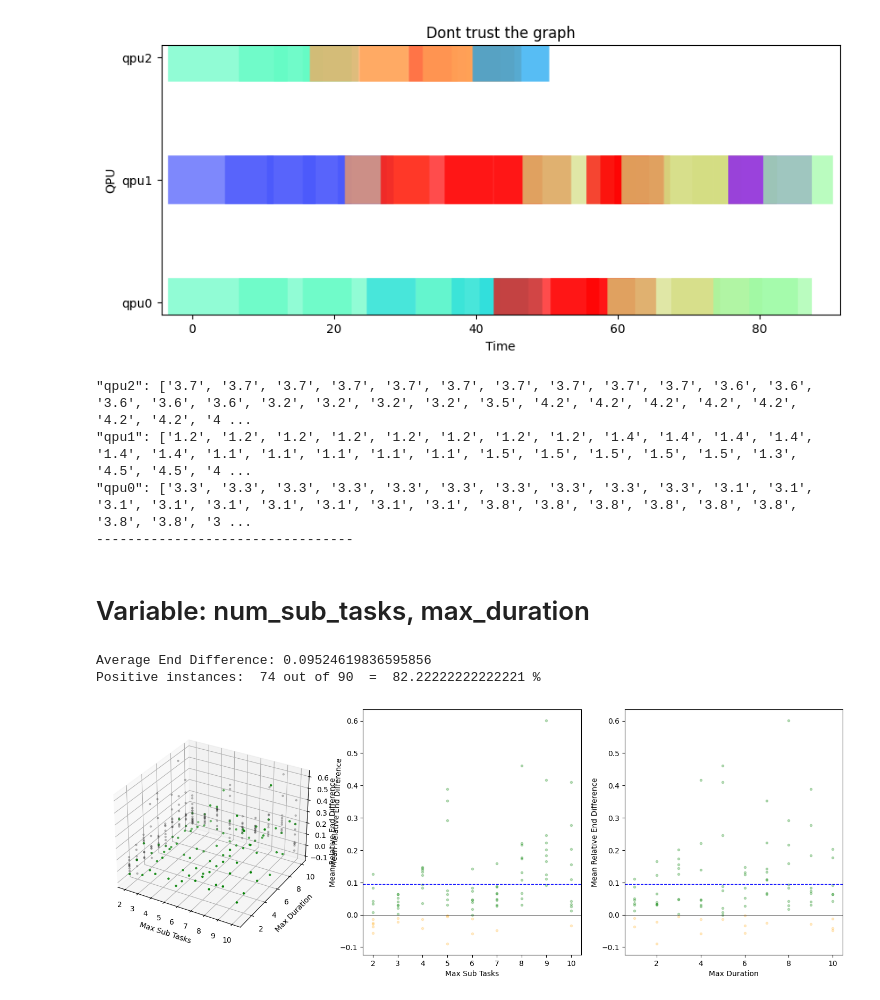
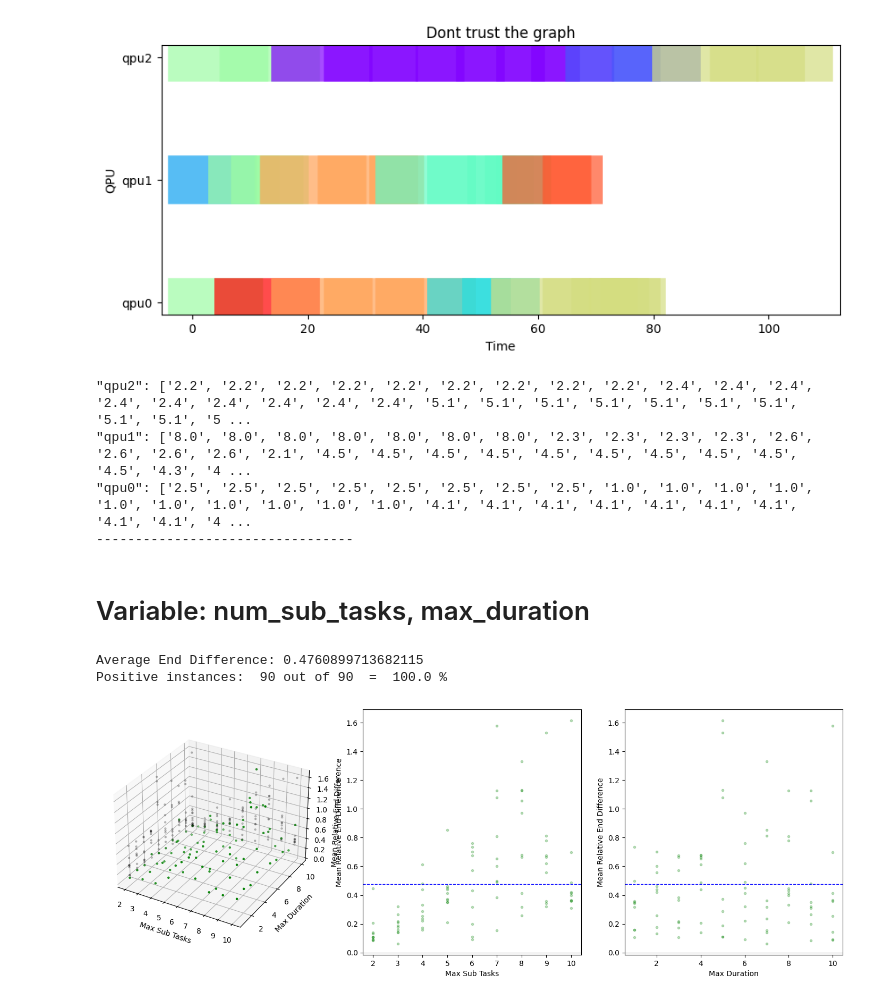
Before and after one commit to Munich-Quantum-Software-Stack/QRM-and-CI, a Jupyter notebook: src/scheduler_runner/schedulers/test_nb.ipynb, the cells around one changed output. Saved outputs shown, nothing was run; the diff lists cells and outputs as text; code cells hidden in the pictures.

Commit message:
add batch scheduling

```diff
--- a/src/scheduler_runner/schedulers/test_nb.ipynb
+++ b/src/scheduler_runner/schedulers/test_nb.ipynb
@@ -152,8 +152,7 @@ def skipping_scheduler(new_task, queue, aging=0):
                         last_task.update(predicted_end, aging)
                         i += 1 # skip last_task
                         continue
-            else:
-                break
+            break
 
         queue.insert(len(queue) - i, new_task)
         new_task.update(predicted_end, aging=0)
@@ -174,8 +173,8 @@ def fifo_scheduler(new_task, queue, aging=0):
                 last_task.update(predicted_end, aging)
                 i += 1 # skip last_task
                 continue
-            else:
-                break
+
+            break
 
         queue.insert(len(queue) - i, new_task)
         new_task.update(predicted_end, aging=0)
@@ -256,10 +255,10 @@ plt.show()
 
 print_queue(queues)
 # %% [output]
-[figure, old version]
+[figure, new version]
-"qpu2": ['3.7', '3.7', '3.7', '3.7', '3.7', '3.7', '3.7', '3.7', '3.7', '3.7', '3.6', '3.6', '3.6', '3.6', '3.6', '3.2', '3.2', '3.2', '3.2', '3.5', '4.2', '4.2', '4.2', '4.2', '4.2', '4.2', '4.2', '4 ...
-"qpu1": ['1.2', '1.2', '1.2', '1.2', '1.2', '1.2', '1.2', '1.2', '1.4', '1.4', '1.4', '1.4', '1.4', '1.4', '1.1', '1.1', '1.1', '1.1', '1.1', '1.5', '1.5', '1.5', '1.5', '1.5', '1.3', '4.5', '4.5', '4 ...
-"qpu0": ['3.3', '3.3', '3.3', '3.3', '3.3', '3.3', '3.3', '3.3', '3.3', '3.3', '3.1', '3.1', '3.1', '3.1', '3.1', '3.1', '3.1', '3.1', '3.1', '3.8', '3.8', '3.8', '3.8', '3.8', '3.8', '3.8', '3.8', '3 ...
+"qpu2": ['2.2', '2.2', '2.2', '2.2', '2.2', '2.2', '2.2', '2.2', '2.2', '2.4', '2.4', '2.4', '2.4', '2.4', '2.4', '2.4', '2.4', '2.4', '5.1', '5.1', '5.1', '5.1', '5.1', '5.1', '5.1', '5.1', '5.1', '5 ...
+"qpu1": ['8.0', '8.0', '8.0', '8.0', '8.0', '8.0', '8.0', '2.3', '2.3', '2.3', '2.3', '2.6', '2.6', '2.6', '2.6', '2.1', '4.5', '4.5', '4.5', '4.5', '4.5', '4.5', '4.5', '4.5', '4.5', '4.5', '4.3', '4 ...
+"qpu0": ['2.5', '2.5', '2.5', '2.5', '2.5', '2.5', '2.5', '2.5', '1.0', '1.0', '1.0', '1.0', '1.0', '1.0', '1.0', '1.0', '1.0', '1.0', '4.1', '4.1', '4.1', '4.1', '4.1', '4.1', '4.1', '4.1', '4.1', '4 ...
 ---------------------------------
 # %% [markdown]
 # Variable: num_sub_tasks, max_duration
@@ -303,17 +302,17 @@ for num_tasks in range(100, 101):
                 # Create a Queues object
                 queues.append(Queues(env))
 
-                # Split tasks into batches, every parent tas
+                # Split tasks into batches, every parent task
                 batch, batches = [], []
                 for task in tasks:
                     if batch != []:
                         id = task.id.split('.')[0]
                         last_id = batch[-1].id.split('.')[0]
                         if id != last_id:
-                            if random.random() < 1/num_batches:
-                                batches.append(batch)
-                                batch = [task]
-                                continue
+                            #if random.random() < 1/num_batches:
+                            batches.append(batch)
+                            batch = [task]
+                            continue
 
                     batch.append(task)
                 batches.append(batch)
@@ -394,36 +393,36 @@ ax1.scatter(min(x), y, z, c='black', marker='.', alpha=0.2)  # Shadow on the y-z
 x = np.array(x)
 y = np.array(y)
 z = np.array(z)
 
 mask_positive = z > 0
 mask_negative_or_zero = z <= 0
 print("Positive instances: ", len(z[mask_positive]), "out of", len(z), " = ", len(z[mask_positive]) / len(z) * 100, "%")
 
 # Shadow on the x-z plane
 ax2 = fig.add_subplot(132)
 ax2.scatter(x[mask_positive], z[mask_positive], c='green', marker='.', alpha=0.25)
 ax2.scatter(x[mask_negative_or_zero], z[mask_negative_or_zero], c='orange', marker='.', alpha=0.2)
 ax2.set_xlabel('Max Sub Tasks')
 ax2.set_ylabel('Mean Relative End Difference')
 # Horitzontal lines at z=0 and z=np.average(z)
 ax2.axhline(0, color='black', lw=0.5, linestyle='-')
 ax2.axhline(np.mean(z), color='blue', lw=1, linestyle='--')
 
 # Shadow on the y-z plane
 ax3 = fig.add_subplot(133)
 ax3.scatter(y[mask_positive], z[mask_positive], c='green', marker='.', alpha=0.25)
 ax3.scatter(y[mask_negative_or_zero], z[mask_negative_or_zero], c='orange', marker='.', alpha=0.2)
 ax3.set_xlabel('Max Duration')
 ax3.set_ylabel('Mean Relative End Difference')
 # Horitzontal lines at z=0 and z=np.average(z)
 ax3.axhline(0, color='black', lw=0.5, linestyle='-')
 ax3.axhline(np.mean(z), color='blue', lw=1, linestyle='--')
 
 plt.draw()  # Redraw the plot
 # %% [output]
-Average End Difference: 0.09524619836595856
-Positive instances:  74 out of 90  =  82.22222222222221 %
+Average End Difference: 0.4760899713682115
+Positive instances:  90 out of 90  =  100.0 %
-[figure, old version]
+[figure, new version]
 # %%
 from IPython import display
 from mpl_toolkits.mplot3d import Axes3D
```
Also changed, not shown: parts of 1 cell of this notebook, 8 other files.
